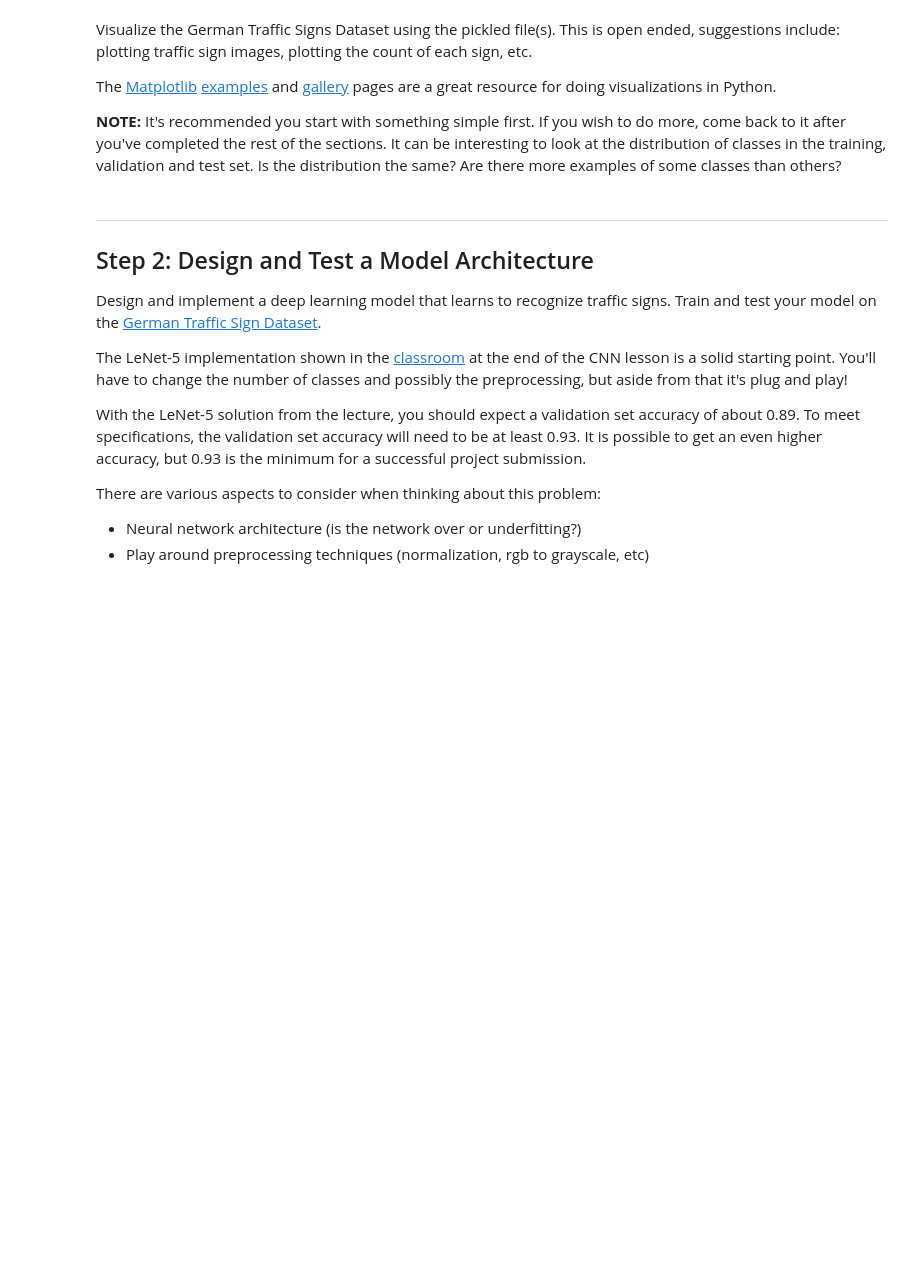
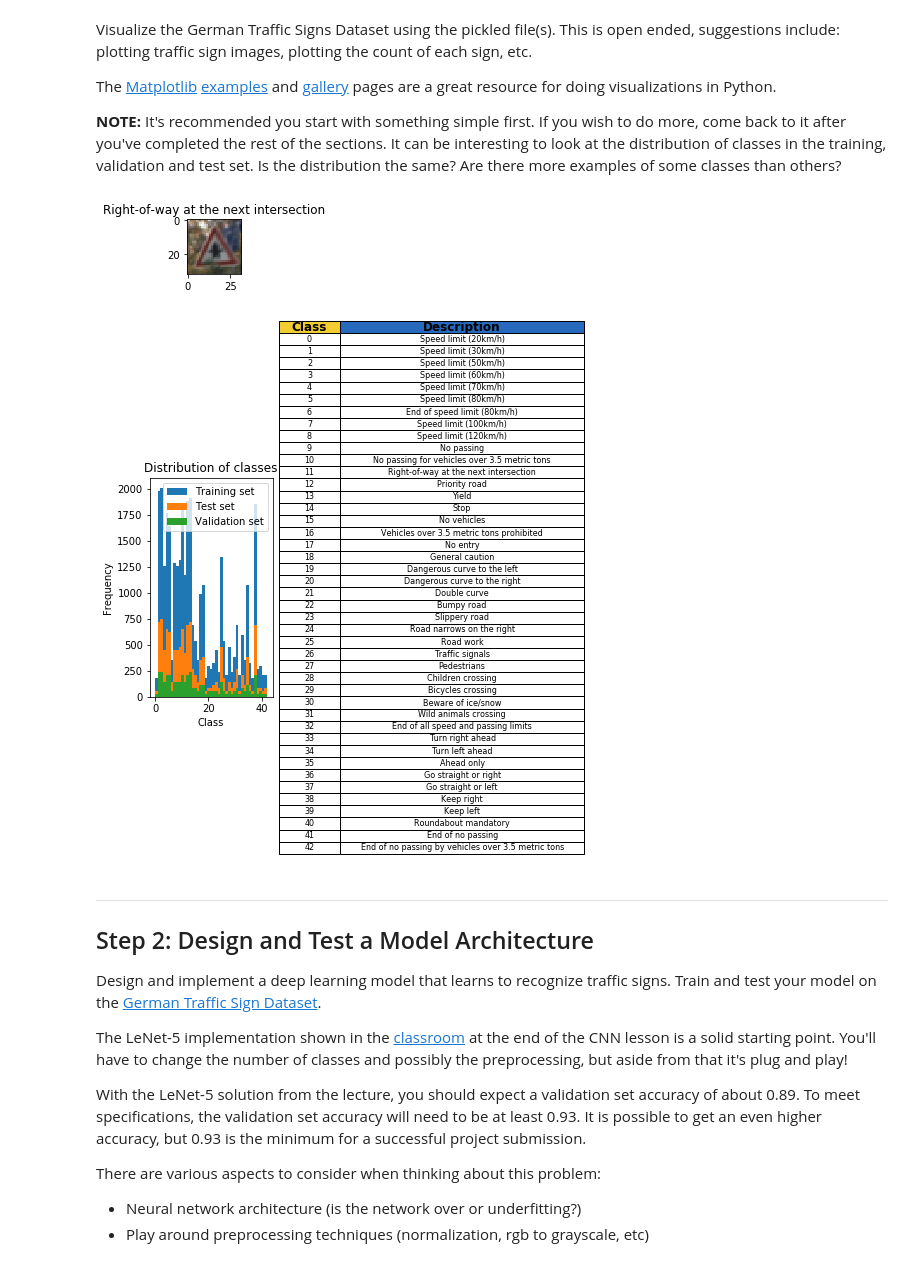
Before and after one commit to 48cfu/CarND-Traffic-Sign-Classifier-Project, a Jupyter notebook: source/Traffic_Sign_Classifier.ipynb, the cells around one changed output. Saved outputs shown, nothing was run; the diff lists cells and outputs as text; code cells hidden in the pictures; blank space fills up the shorter version.

Commit message:
Implemented visualization of image and classes

```diff
--- a/source/Traffic_Sign_Classifier.ipynb
+++ b/source/Traffic_Sign_Classifier.ipynb
@@ -76,9 +76,14 @@ image_shape = X_train[0].shape
 
 # TODO: How many unique classes/labels there are in the dataset.
 line_count = 0
+sign_name_database = []
+final_sign_data = []
 with open(sign_names_file) as csv_file:
     csv_reader = csv.reader(csv_file, delimiter=',')
     for row in csv_reader:
+        if line_count > 0:
+            sign_name_database.append(row[1])
+            final_sign_data.append([str(line_count - 1), row[1]])
         line_count += 1
 
 n_classes = line_count -1
@@ -87,6 +92,7 @@ print("Number of training examples =", n_train)
 print("Number of testing examples =", n_test)
 print("Image data shape =", image_shape)
 print("Number of classes =", n_classes)
+#print(sign_name_database)
 # %% [output]
 Number of training examples = 34799
 Number of testing examples = 12630
@@ -109,3 +109,52 @@ import matplotlib.pyplot as plt
+# %%
+import random
+### Data exploration visualization code goes here.
+### Feel free to use as many code cells as needed.
+import matplotlib.pyplot as plt
+from matplotlib import colors
+from matplotlib.font_manager import FontProperties
+# Visualizations will be shown in the notebook.
+%matplotlib inline
+
+index = random.randint(0, len(X_train))
+image = X_train[index].squeeze()
+
+plt.figure(figsize=(1,1))
+plt.title(sign_name_database[y_train[index]])
+plt.imshow(image)
+plt.show()
+
+# Distributions
+
+fig, axs = plt.subplots(1, 2, sharey=False, tight_layout=True)
+fig.subplots_adjust(wspace=50)
+axs[0].set_xlabel('Class')
+axs[0].set_ylabel('Frequency')
+# the histogram of the data
+n, bins, patches = axs[0].hist(y_train, n_classes, normed=0, label='Training set')
+# the histogram of the data
+n, bins, patches = axs[0].hist(y_test, n_classes, normed=0, label='Test set')
+n, bins, patches = axs[0].hist(y_valid, n_classes, normed=0, label='Validation set')
+
+axs[0].legend()
+axs[0].set_title('Distribution of classes')
+
+table_subplot = axs[1]
+
+table = table_subplot.table(cellText=final_sign_data, colLabels=['Class', 'Description'], loc='center', cellLoc='center', colColours=['#F3CC32', '#2769BD'])
+table.auto_set_font_size(False)
+table.set_fontsize(8)
+table.auto_set_column_width((-1, 0, 1, 2, 3))
+table.auto_set_column_width(True)
+
+for (row, col), cell in table.get_celld().items():
+    if (row == 0):
+        cell.set_text_props(fontproperties=FontProperties(weight='bold', size=12))
+plt.axis('off')
+plt.show()
+# %% [output]
+[figure, added]
+[figure, added]
 # %% [markdown]
 ----
 
```
Also changed, not shown: parts of 1 cell of this notebook, 5 other files.
